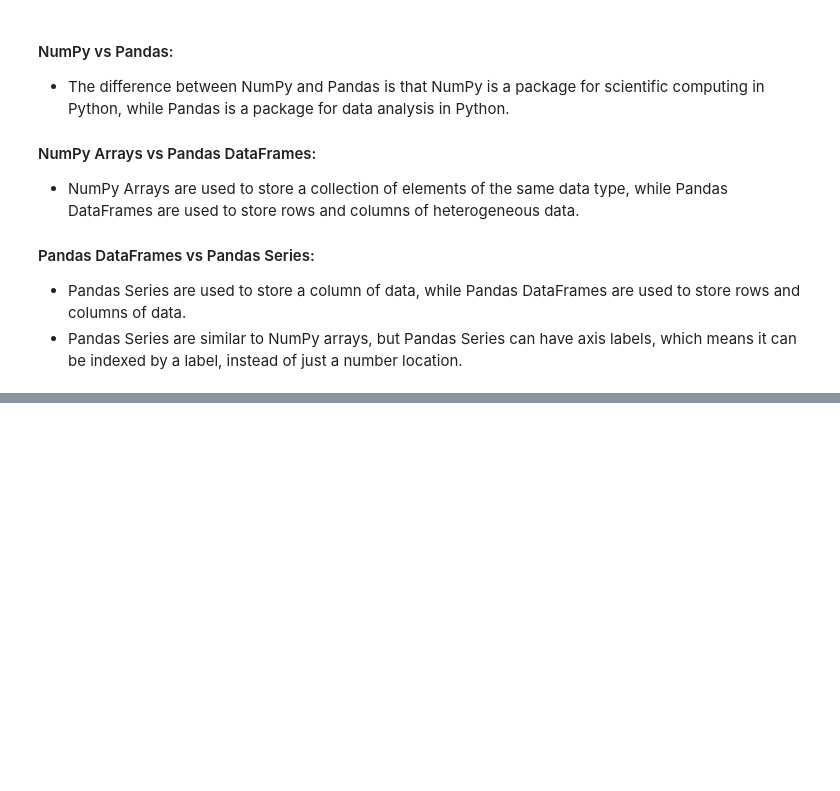
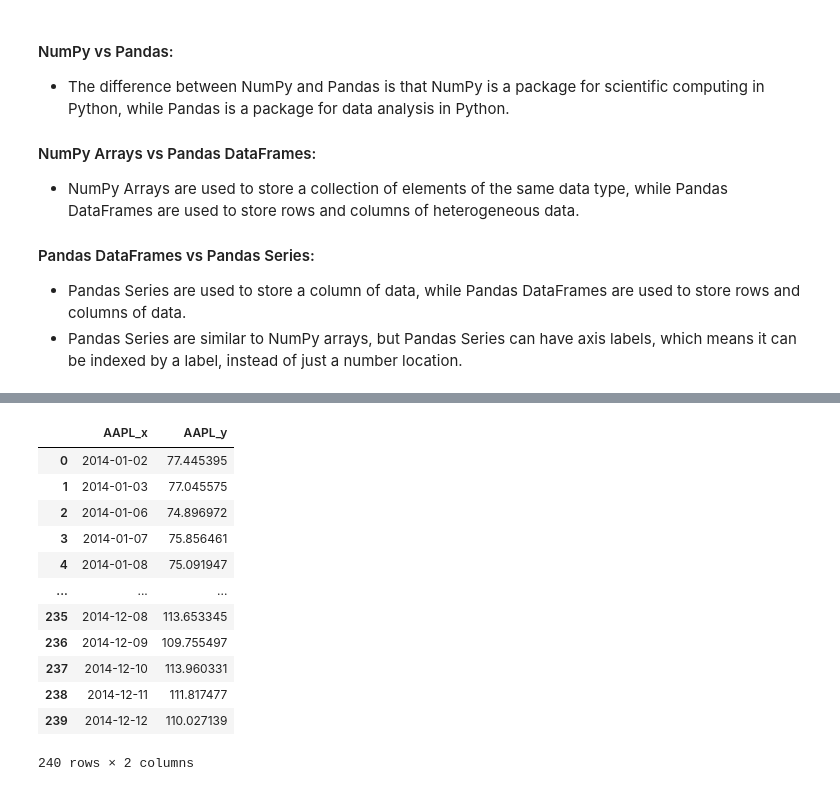
Before and after one commit to BrenoFariasdaSilva/Recommendation-Systems-AI, a Jupyter notebook: Module 02 - Advanced Python/06-Pandas/PandasBasics.ipynb, the cells around one changed output, grey strips where cells are left out. Drawn from its saved outputs; the diff is of its cells as text; code cells hidden in the pictures; blank space fills up the shorter version.

```diff
--- a/Module 02 - Advanced Python/06-Pandas/PandasBasics.ipynb
+++ b/Module 02 - Advanced Python/06-Pandas/PandasBasics.ipynb
@@ -50,0 +45,19 @@ display(json_df)
+# %%
+# Create a Pandas DataFrame from a CSV file:
+
+df_csv = pd.read_csv('https://raw.githubusercontent.com/plotly/datasets/master/2014_apple_stock.csv')
+display(df_csv)
+# %% [output]
+|  | AAPL_x | AAPL_y |
+| 0 | 2014-01-02 | 77.445395 |
+| 1 | 2014-01-03 | 77.045575 |
+| 2 | 2014-01-06 | 74.896972 |
+| 3 | 2014-01-07 | 75.856461 |
+| 4 | 2014-01-08 | 75.091947 |
+| ... | ... | ... |
+| 235 | 2014-12-08 | 113.653345 |
+| 236 | 2014-12-09 | 109.755497 |
+| 237 | 2014-12-10 | 113.960331 |
+| 238 | 2014-12-11 | 111.817477 |
+| 239 | 2014-12-12 | 110.027139 |
+240 rows × 2 columns
```
Also changed, not shown: parts of 13 cells of this notebook, 1 other file.
